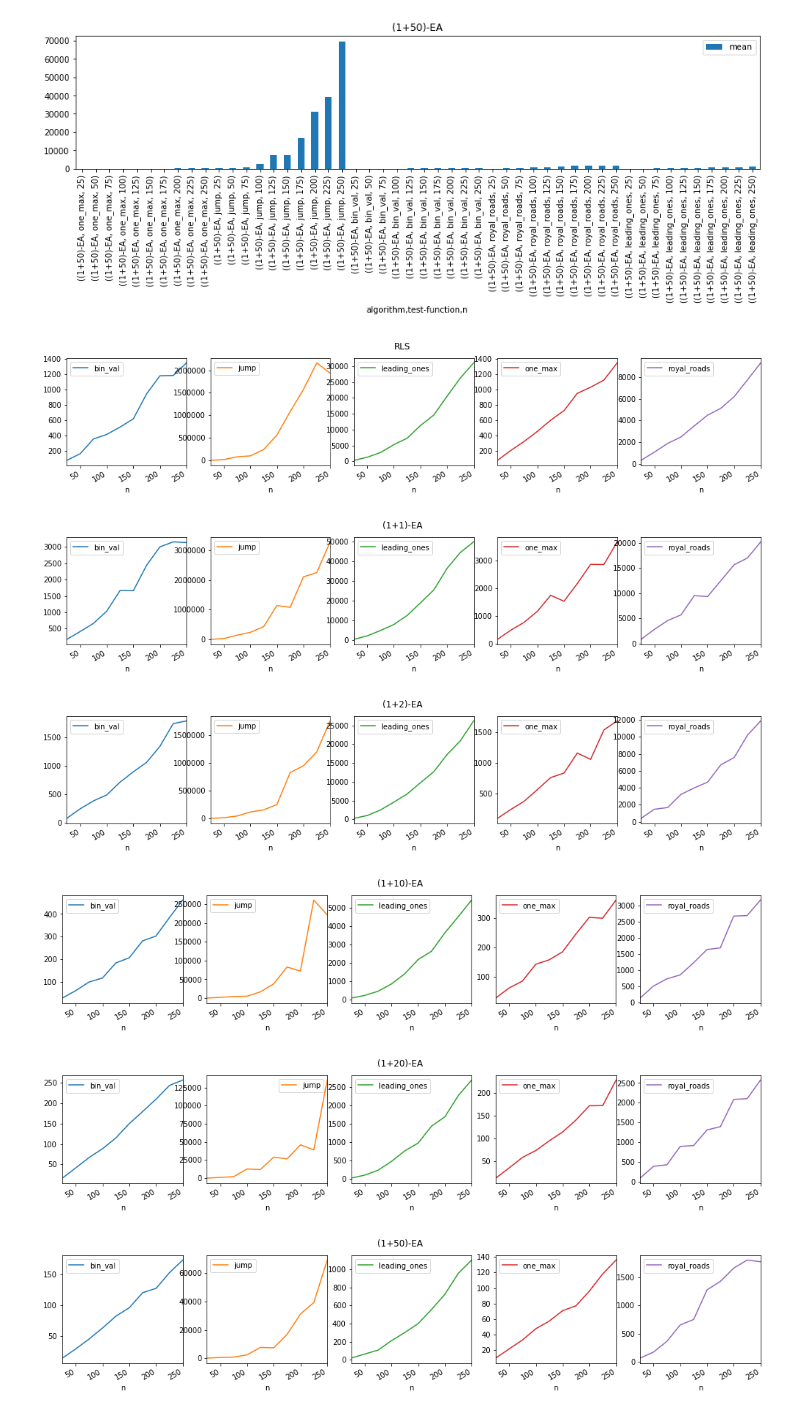
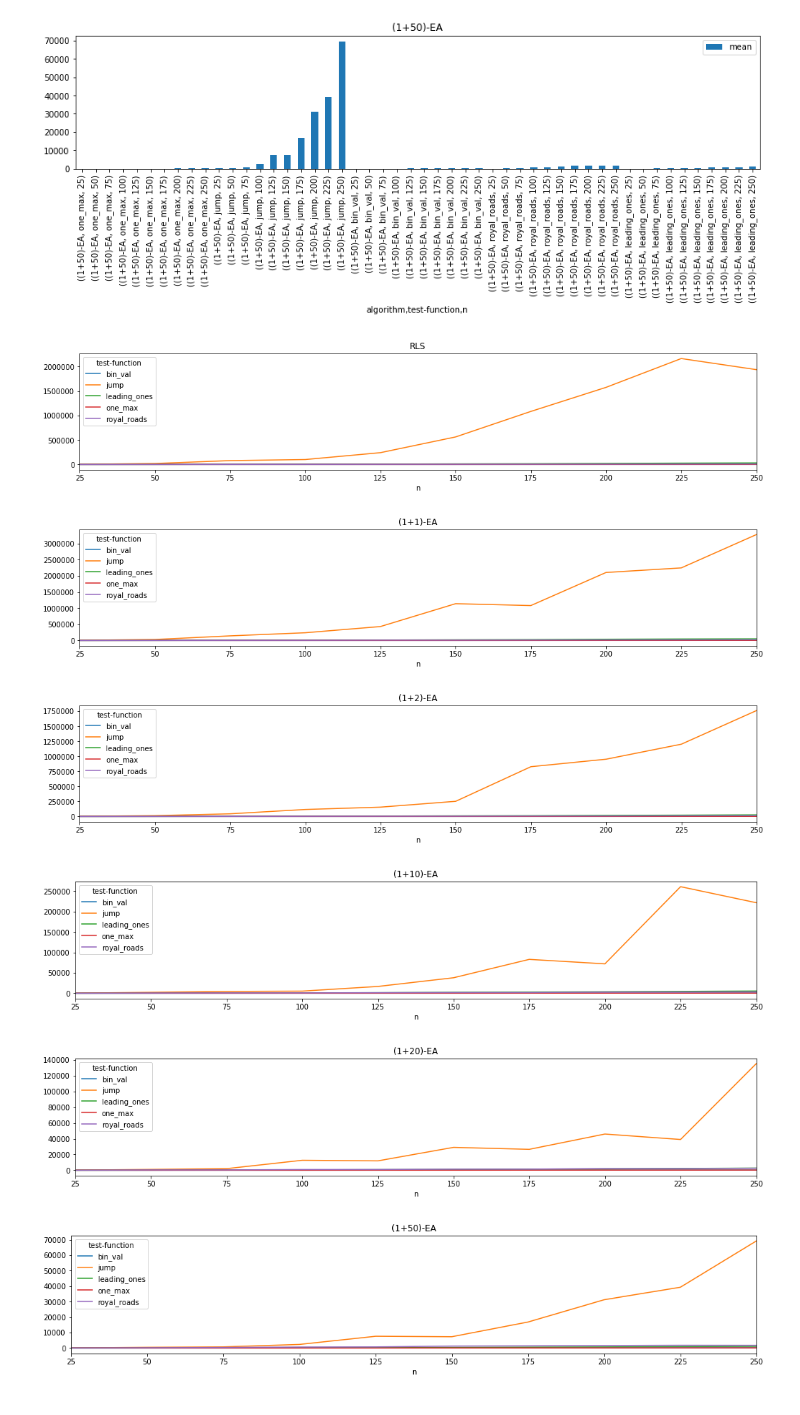
Before and after one commit to lawben/nature17, a Jupyter notebook: project1/analysis.ipynb, the cells around one changed output. Saved outputs shown, nothing was run; the diff lists cells and outputs as text; code cells hidden in the pictures.

```diff
--- a/project1/analysis.ipynb
+++ b/project1/analysis.ipynb
@@ -43,16 +55,16 @@ for algo_name in algos:
 # %%
 for algo_name in algos:
     df_algo = df[df['algorithm'] == algo_name]
     pivot = pd.pivot_table(df_algo,
                            values='mean',
                            index=['n'],
                            columns='test-function')
-    pivot.plot(subplots=True, layout=(1,5), figsize=(17,3), title=algo_name)
+    pivot.plot(layout=(1,5), figsize=(17,3), title=algo_name)
     plt.show()
 # %% [output]
-[figure, old version]
+[figure, new version]
-[figure, old version]
+[figure, new version]
-[figure, old version]
+[figure, new version]
-[figure, old version]
+[figure, new version]
-[figure, old version]
+[figure, new version]
-[figure, old version]
+[figure, new version]
```
Also changed, not shown: parts of 11 cells of this notebook, 1 other file.
